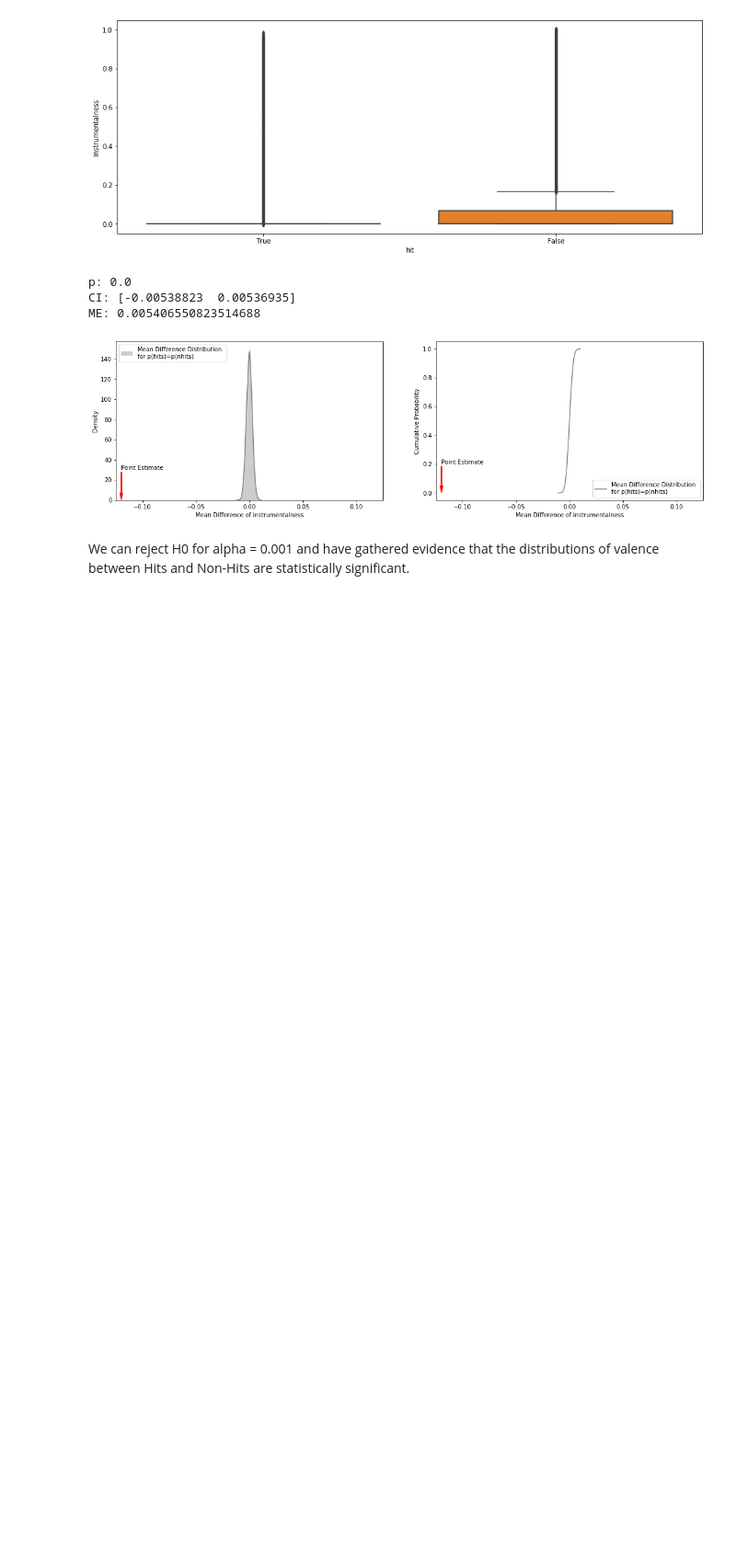
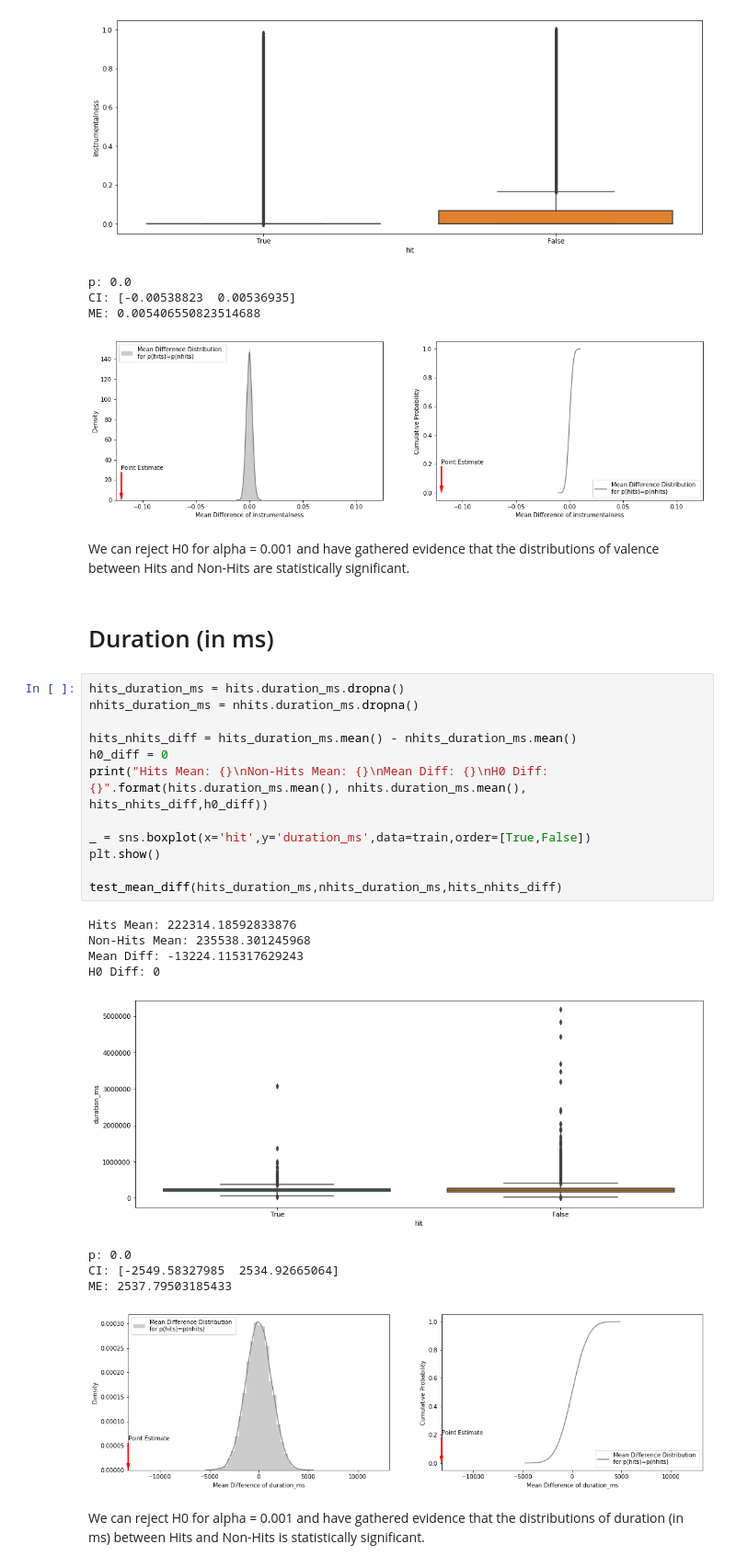
Before and after one commit to Germoe/hit-predictor, a Jupyter notebook: notebooks/_Step 3 - Inferential Statistical Tests.ipynb, the cells around one changed output. Shown at 92% size. Saved outputs shown, nothing was run; the diff lists cells and outputs as text; blank space fills up the shorter version.

```diff
--- a/notebooks/_Step 3 - Inferential Statistical Tests.ipynb
+++ b/notebooks/_Step 3 - Inferential Statistical Tests.ipynb
@@ -351,3 +349,29 @@ ME: 0.005406550823514688
 [figure]
 # %% [markdown]
 We can reject H0 for alpha = 0.001 and have gathered evidence that the distributions of valence between Hits and Non-Hits are statistically significant.
+# %% [markdown]
+# Duration (in ms)
+# %%
+hits_duration_ms = hits.duration_ms.dropna()
+nhits_duration_ms = nhits.duration_ms.dropna()
+
+hits_nhits_diff = hits_duration_ms.mean() - nhits_duration_ms.mean()
+h0_diff = 0
+print("Hits Mean: {}\nNon-Hits Mean: {}\nMean Diff: {}\nH0 Diff: {}".format(hits.duration_ms.mean(), nhits.duration_ms.mean(), hits_nhits_diff,h0_diff))
+
+_ = sns.boxplot(x='hit',y='duration_ms',data=train,order=[True,False])
+plt.show()
+
+test_mean_diff(hits_duration_ms,nhits_duration_ms,hits_nhits_diff)
+# %% [output]
+Hits Mean: 222314.18592833876
+Non-Hits Mean: 235538.301245968
+Mean Diff: -13224.115317629243
+H0 Diff: 0
+[figure, added]
+p: 0.0
+CI: [-2549.58327985  2534.92665064]
+ME: 2537.79503185433
+[figure, added]
+# %% [markdown]
+We can reject H0 for alpha = 0.001 and have gathered evidence that the distributions of duration (in ms) between Hits and Non-Hits is statistically significant.
```
Also changed, not shown: parts of 2 cells of this notebook, 1 other file.
